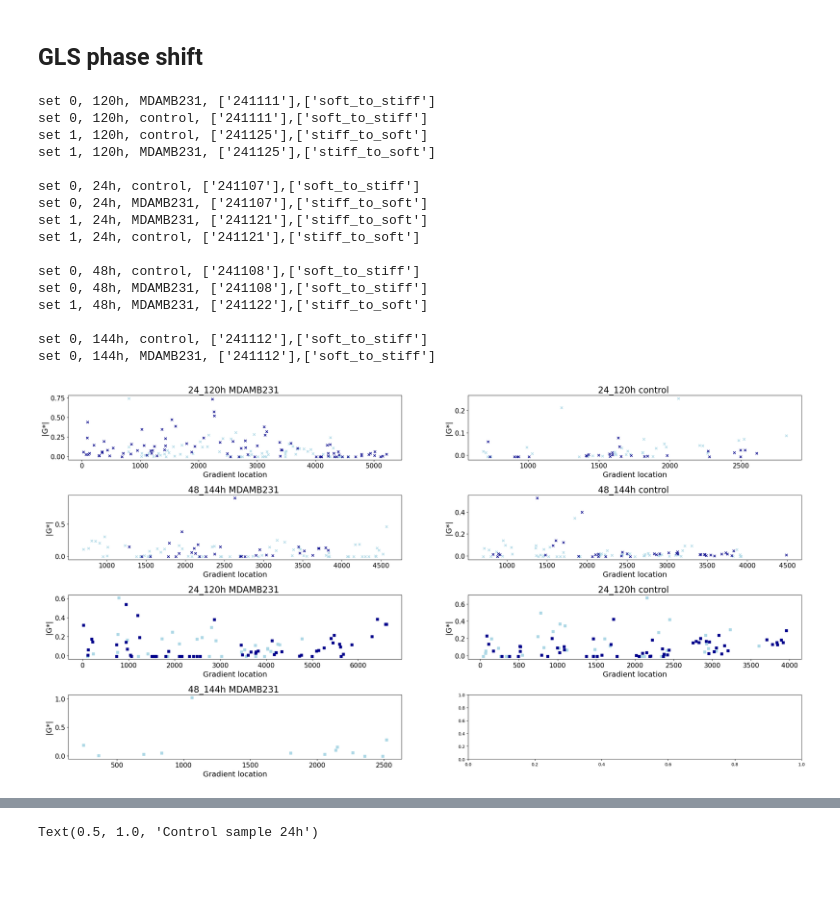
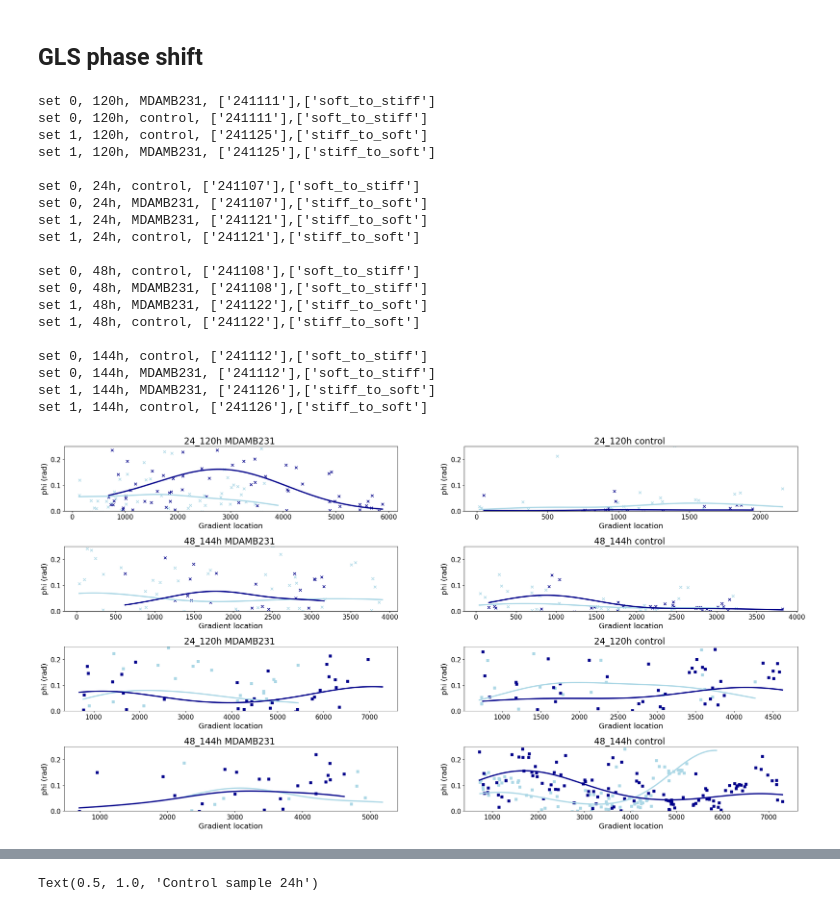
Before and after one commit to LindaSrbova/Statistics_Gelatin_Mechanics, a Jupyter notebook: Gradient_analysis.ipynb, the cells around one changed output, grey strips where cells are left out. Cells and saved outputs as stored; diff of their text form; code cells hidden in the pictures; blank space fills up the shorter version.

```diff
--- a/Gradient_analysis.ipynb
+++ b/Gradient_analysis.ipynb
@@ -84,7 +80,7 @@ E:/Turku_collab/lunagel_50s/remodelling\48_144\144\0_241112\241112_10um_3layer_5
 saving_path = 'C:/Users/srboval1/OneDrive - Aalto University/Collab/Ivaska_collab/data'
 df.to_csv(saving_path+'/gradients.csv')
 # %%
-
+saving_path = 'C:/Users/srboval1/OneDrive - Aalto University/Collab/Ivaska_collab/data'
 download = pd.read_csv(saving_path +'/gradients.csv', index_col=None)
 print(download.columns)
 download['day'] = download['day'].astype(str)
@@ -101,7 +112,7 @@ Assigning direction of gradient at which it was measured (loc1-->locx)
 # %%
 download['gradient_direction'] = np.where(
     ((download['sample'] == "MDAMB231") & (download['day'] == "241107")) |
-    (download['day'].isin(["241122","241125","241121"])),
+    (download['day'].isin(["241122","241125","241121","241126"])),
     "stiff_to_soft",
     "soft_to_stiff"
 )
@@ -175,39 +241,42 @@ colors = ["lightblue","darkblue"]
 for i,j in enumerate(download['incubation_set'].unique()):
     first = download[download['incubation_set']==j]
 
+
     for nn,n in enumerate(first['incubation'].unique()):
         second = first[first['incubation']==n]
-        color = colors[int(nn)]
+        color_type = colors[int(nn)]
         #print(n, color)
 
 
         for k,l in enumerate(second['experiment'].unique()):
             third = second[second['experiment']==l]
             marker_type = markers[l]
-            row = i+(2*k)
+            row = (i*2)+(k)
             #print(l, marker_type)
 
             for m,o in enumerate(third['sample'].unique()):
                 column = 0 if o=='MDAMB231' else 1
                 fourth = third[third['sample']==o]
-                print(f"set {k}, {n}h, {o}, {str(fourth['day'].unique())},{fourth['gradient_direction'].unique()}")
+                #print(f"set {k}, {n}h, {o}, {str(fourth['day'].unique())},{fourth['gradient_direction'].unique()}")
                 date_value = str(fourth['day'].unique()[0])
                 ax = axs[row,column]
                 #GLS_g(dfffff,ax,color)
-                #print(dfffff)
+
                 if (fourth['gradient_direction'] == 'stiff_to_soft').all():
-                    ax.scatter(fourth['gradient'],fourth['G_abs'],s=35, c=color, marker = marker_type) #measured from soft to stiff
+                    #ax.scatter(fourth['gradient'],fourth['G_abs'],s=35, c=color, marker = marker_type) #measured from soft to stiff
+                    # filtered_data = fourth[(fourth['gradient'] > 800) & (fourth['gradient'] < 1200)]['G_abs']
+                    #fitting(ax,fourth['gradient'],fourth['G_abs'],color_type,marker_type)
+                    fitting_kernel(fourth['gradient'],fourth['G_abs'],ax,color_type,marker_type,1)
+
                 else:
-                    ax.scatter(fourth['gradient_inverse'],fourth['G_abs'],s=35, c=color, marker=marker_type) #measured from soft to stiff
+                    #fitting(ax,fourth['gradient_inverse'],fourth['G_abs'],color_type, marker_type)
+                    fitting_kernel(fourth['gradient_inverse'],fourth['G_abs'],ax,color_type,marker_type,1)
 
                 ax.set_xlabel("Gradient location", fontsize= 17,labelpad=5)
                 ax.set_ylabel("|G*|", fontsize= 17, labelpad=5)
                 ax.set_title(f"{j}h {o} ", fontsize = 20)
                 ax.tick_params(axis='both', labelsize=15)
 
-
-                ax.set_ylim (0,150)
-                ax.set_xlim (0,5000)
-
-        print()
+                ax.set_ylim (0,170)
+                #ax.set_xlim (0,5000)
 # %% [output]
@@ -303,7 +450,7 @@ for i,j in enumerate(download['incubation_set'].unique()):
 
     for nn,n in enumerate(first['incubation'].unique()):
         second = first[first['incubation']==n]
-        color = colors[int(nn)]
+        color_type = colors[int(nn)]
         #print(n, color)
 
 
@@ -321,36 +468,45 @@ for i,j in enumerate(download['incubation_set'].unique()):
                 ax = axs[row,column]
                 #GLS_g(dfffff,ax,color)
                 #print(dfffff)
+
                 if (fourth['gradient_direction'] == 'stiff_to_soft').all():
-                    ax.scatter(fourth['gradient'],fourth['phi_(rad)'],s=28, c=color, marker = marker_type) #measured from soft to stiff
+                    #ax.scatter(fourth['gradient'],fourth['G_abs'],s=35, c=color, marker = marker_type) #measured from soft to stiff
+                    # filtered_data = fourth[(fourth['gradient'] > 800) & (fourth['gradient'] < 1200)]['G_abs']
+                    #fitting(ax,fourth['gradient'],fourth['G_abs'],color_type,marker_type)
+                    fitting_kernel(fourth['gradient'],fourth['phi_(rad)'],ax,color_type,marker_type)
+
                 else:
-                    ax.scatter(fourth['gradient_inverse'],fourth['phi_(rad)'],s=28, c=color, marker=marker_type) #measured from soft to stiff
+                    #fitting(ax,fourth['gradient_inverse'],fourth['G_abs'],color_type, marker_type)
+                    fitting_kernel(fourth['gradient_inverse'],fourth['phi_(rad)'],ax,color_type,marker_type)
 
                 ax.set_xlabel("Gradient location", fontsize= 17,labelpad=5)
-                ax.set_ylabel("|G*|", fontsize= 17, labelpad=5)
+                ax.set_ylabel("phi (rad)", fontsize= 17, labelpad=5)
                 ax.set_title(f"{j}h {o} ", fontsize = 20)
                 ax.tick_params(axis='both', labelsize=15)
 
 
-                # ax.set_ylim (0,200)
+                ax.set_ylim (0,0.25)
                 # ax.set_xlim (0,5000)
 
         print()
 # %% [output]
 set 0, 120h, MDAMB231, ['241111'],['soft_to_stiff']
 set 0, 120h, control, ['241111'],['soft_to_stiff']
 set 1, 120h, control, ['241125'],['stiff_to_soft']
 set 1, 120h, MDAMB231, ['241125'],['stiff_to_soft']
 
 set 0, 24h, control, ['241107'],['soft_to_stiff']
 set 0, 24h, MDAMB231, ['241107'],['stiff_to_soft']
 set 1, 24h, MDAMB231, ['241121'],['stiff_to_soft']
 set 1, 24h, control, ['241121'],['stiff_to_soft']
 
 set 0, 48h, control, ['241108'],['soft_to_stiff']
 set 0, 48h, MDAMB231, ['241108'],['soft_to_stiff']
 set 1, 48h, MDAMB231, ['241122'],['stiff_to_soft']
+set 1, 48h, control, ['241122'],['stiff_to_soft']
 
 set 0, 144h, control, ['241112'],['soft_to_stiff']
 set 0, 144h, MDAMB231, ['241112'],['soft_to_stiff']
+set 1, 144h, MDAMB231, ['241126'],['stiff_to_soft']
+set 1, 144h, control, ['241126'],['stiff_to_soft']
-[figure, old version]
+[figure, new version]
```
Also changed, not shown: parts of 14 cells of this notebook.
